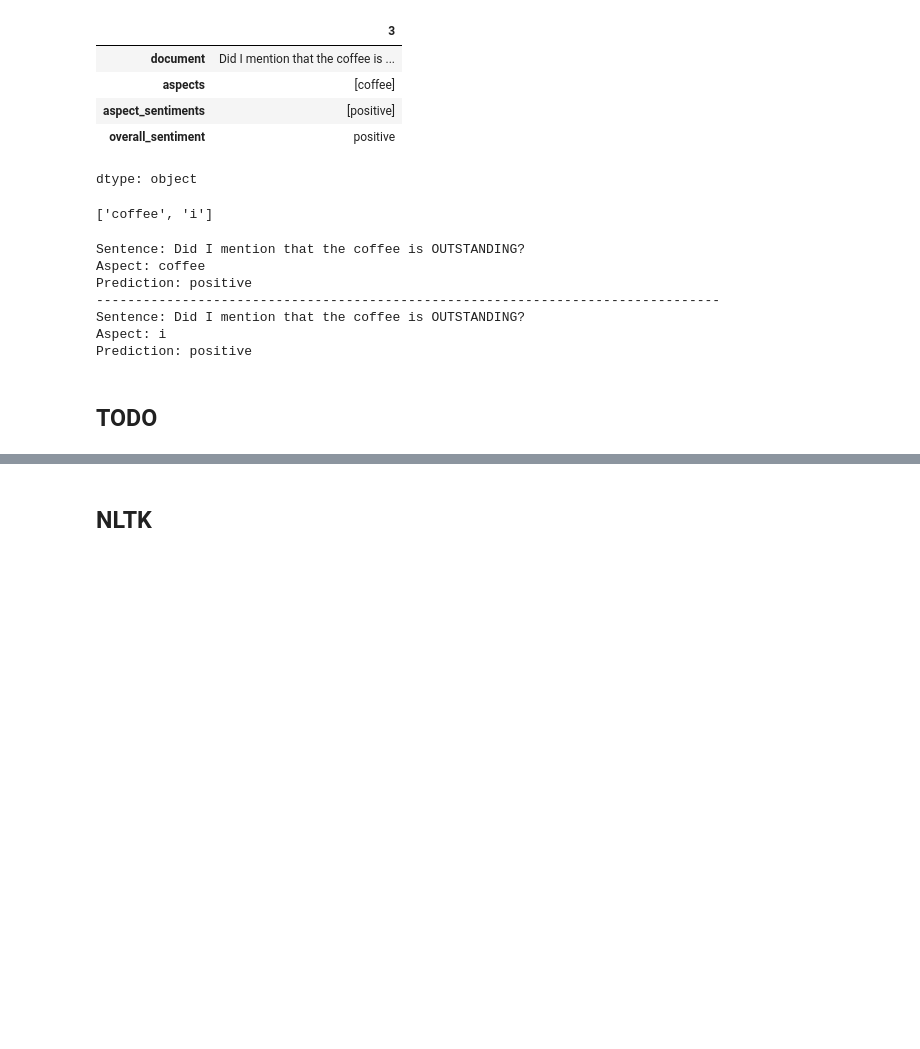
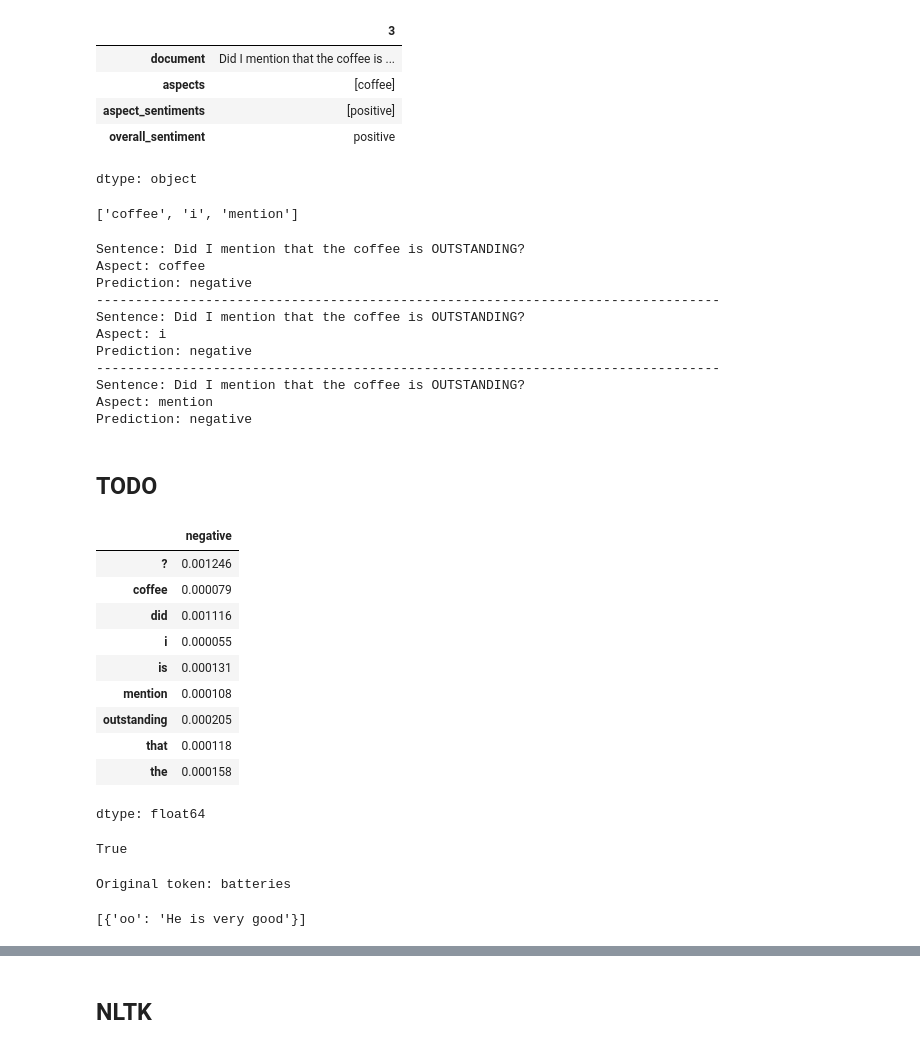
Before and after one commit to tabaraei/aspect-based-sentiment-analysis, a Jupyter notebook: ABSA.ipynb, the cells around one changed output, grey strips where cells are left out. Drawn from its saved outputs; the diff is of its cells as text; code cells hidden in the pictures; blank space fills up the shorter version.

Commit message:
fixed the sentence_for_aspect extraction, working on candidate aspects and POS

```diff
--- a/ABSA.ipynb
+++ b/ABSA.ipynb
@@ -358,9 +363,16 @@ class AspectDetection:
                               'precision': precision, 'recall': recall, 'f1': f1}
         return evaluation_metrics
 
-    def get_sentence_for_aspect(self, document, aspects):
-        sentences = pd.Series(sent_tokenize(document))
-        return [{aspect: sentences[sentences.str.contains(aspect)].iloc[0]} for aspect in aspects]
+    def find_aspect_in_sentences(self, aspect, sentences, transformed_sentences):
+        aspect_index = self.vec.vocabulary_.get(aspect)
+        for sentence, transformed_sentence in zip(sentences, transformed_sentences):
+            if transformed_sentence[0, aspect_index] > 0:
+                return {aspect: sentence}
+
+    def get_sentences_for_aspects(self, document, aspects):
+        sentences = sent_tokenize(document)
+        transformed_sentences = vec.transform(sentences)
+        return [self.find_aspect_in_sentences(aspect, sentences, transformed_sentences) for aspect in aspects]
 
 
 AD = AspectDetection(clf, vec, train_df, X_train)
@@ -439,12 +451,13 @@ test_df.iloc[document_id]
 dtype: object
 # %%
 vectorized_doc = X_test[document_id]
+best_aspect_threshold = 0.00001
 candidate_aspects = AD.get_candidates(clf, vectorized_doc, best_aspect_threshold)
 candidate_aspects
 # %% [output]
-['coffee', 'i']
+['coffee', 'i', 'mention']
 # %%
-aspect_sentence_pairs = AD.get_sentence_for_aspect(document, candidate_aspects)
+aspect_sentence_pairs = AD.get_sentences_for_aspects(document, candidate_aspects)
 for idx, pair in enumerate(aspect_sentence_pairs):
     for aspect, sentence in pair.items():
         prediction = clf.predict(vec.transform([sentence]))[0]
@@ -453,13 +466,71 @@ for idx, pair in enumerate(aspect_sentence_pairs):
 # %% [output]
 Sentence: Did I mention that the coffee is OUTSTANDING?
 Aspect: coffee
-Prediction: positive
+Prediction: negative
 --------------------------------------------------------------------------------
 Sentence: Did I mention that the coffee is OUTSTANDING?
 Aspect: i
-Prediction: positive
+Prediction: negative
+--------------------------------------------------------------------------------
+Sentence: Did I mention that the coffee is OUTSTANDING?
+Aspect: mention
+Prediction: negative
 # %% [markdown]
 ## TODO
 # %%
 # fix POS (use spaCy)
 # try bigrams + mutual info
+# %%
+threshold_aspect = 0
+prediction = clf.predict(vectorized_doc)[0]
+local_explain = pd.DataFrame(clf.explain(vectorized_doc).toarray(), index=AD.features, columns=AD.class_labels)
+candidates = local_explain[prediction][local_explain[prediction] > threshold_aspect]
+
+candidate_aspects = candidates[candidates.index.to_series().apply(AD.is_noun)]
+candidates
+# %% [output]
+|  | negative |
+| ? | 0.001246 |
+| coffee | 0.000079 |
+| did | 0.001116 |
+| i | 0.000055 |
+| is | 0.000131 |
+| mention | 0.000108 |
+| outstanding | 0.000205 |
+| that | 0.000118 |
+| the | 0.000158 |
+dtype: float64
+# %%
+nltk.download('wordnet')
+# %% [output]
+True
+# %%
+import nltk
+from nltk.tokenize import word_tokenize
+from nltk.stem import WordNetLemmatizer
+
+# Original document
+document = "The batteries were amazing and lasted longer than expected."
+
+# Preprocess the document
+lemmatizer = WordNetLemmatizer()
+original_tokens = word_tokenize(document)
+processed_tokens = [lemmatizer.lemmatize(token.lower()) for token in original_tokens]
+
+# Create a mapping
+token_mapping = dict(zip(processed_tokens, original_tokens))
+
+# Detected processed token
+detected_token = "battery"  # Example of a detected token (lemmatized)
+
+# Find the original token
+original_token = token_mapping.get(detected_token, None)
+print(f"Original token: {original_token}")
+# %% [output]
+Original token: batteries
+# %%
+document = 'He is very good'
+candidate_aspects = ['oo']
+AD.get_sentence_for_aspect(document, candidate_aspects)
+# %% [output]
+[{'oo': 'He is very good'}]
```
Also changed, not shown: parts of 5 cells of this notebook.
